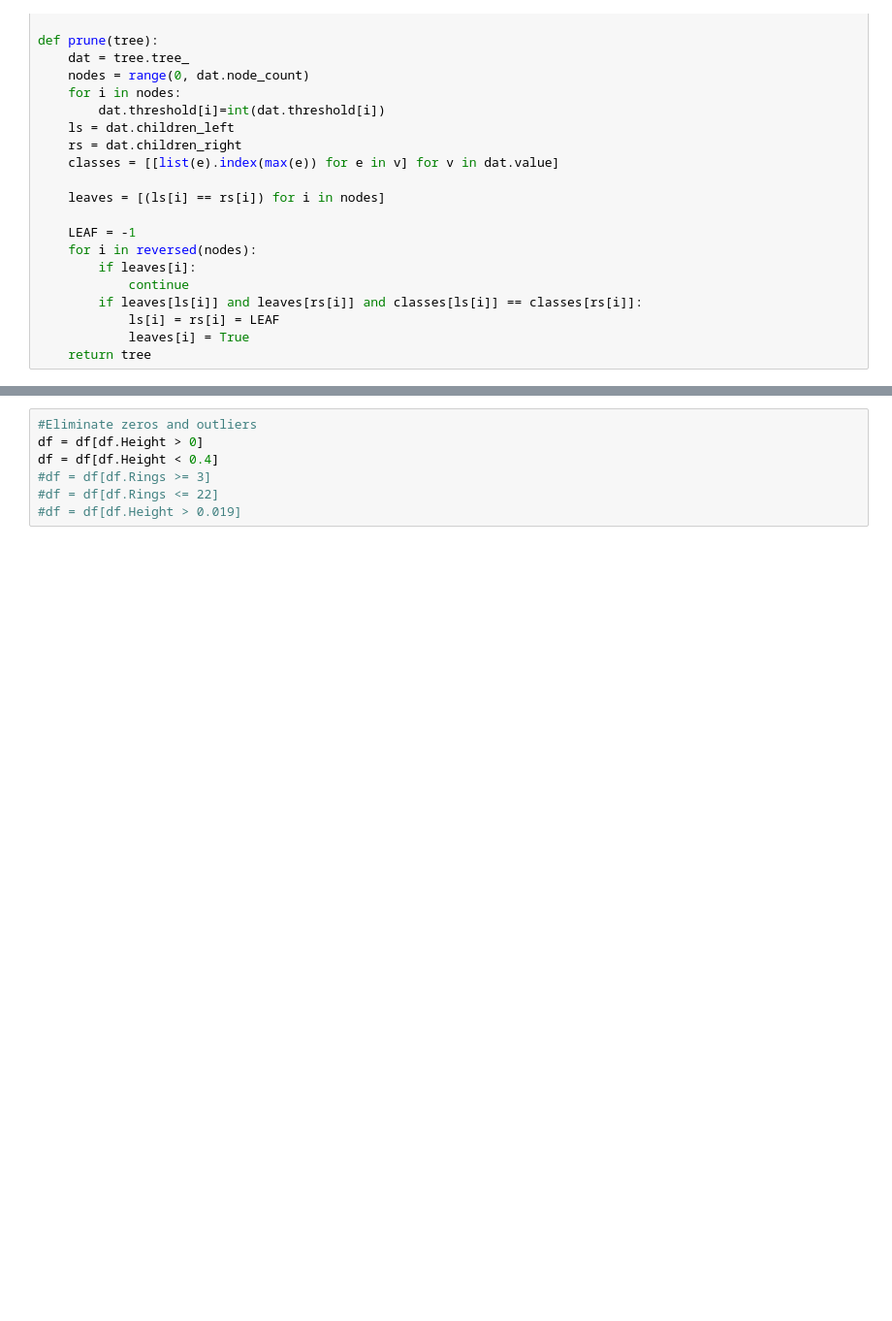
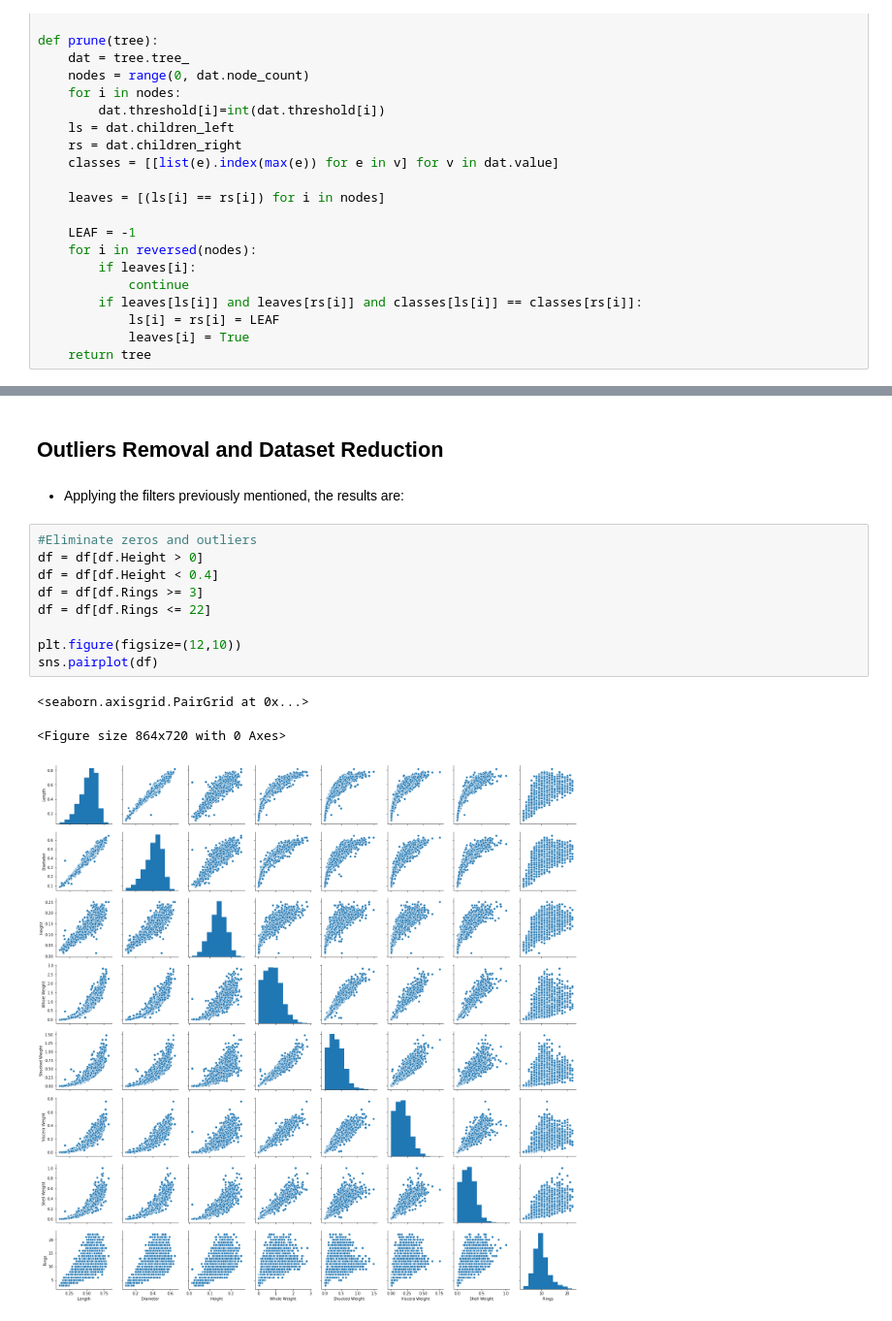
Before and after one commit to diogoastavares/Decision-Tree, a Jupyter notebook: DecisionTreeAbalone.ipynb, the cells around one changed output, grey strips where cells are left out. Shown at 97% size. Drawn from its saved outputs; the diff is of its cells as text; blank space fills up the shorter version.

```diff
--- a/DecisionTreeAbalone.ipynb
+++ b/DecisionTreeAbalone.ipynb
@@ -86,7 +171,17 @@ ValueError: `dataset` input should have multiple elements.
+# %% [markdown]
+## Outliers Removal and Dataset Reduction
+# %% [markdown]
+* Applying the filters previously mentioned, the results are:
 # %%
 #Eliminate zeros and outliers
 df = df[df.Height > 0]
 df = df[df.Height < 0.4]
-#df = df[df.Rings >= 3]
-#df = df[df.Rings <= 22]
-#df = df[df.Height > 0.019]
+df = df[df.Rings >= 3]
+df = df[df.Rings <= 22]
+
+plt.figure(figsize=(12,10))
+sns.pairplot(df)
+# %% [output]
+<seaborn.axisgrid.PairGrid at 0x...>
+<Figure size 864x720 with 0 Axes>
+[figure, added]
```
Also changed, not shown: parts of 46 cells of this notebook.
